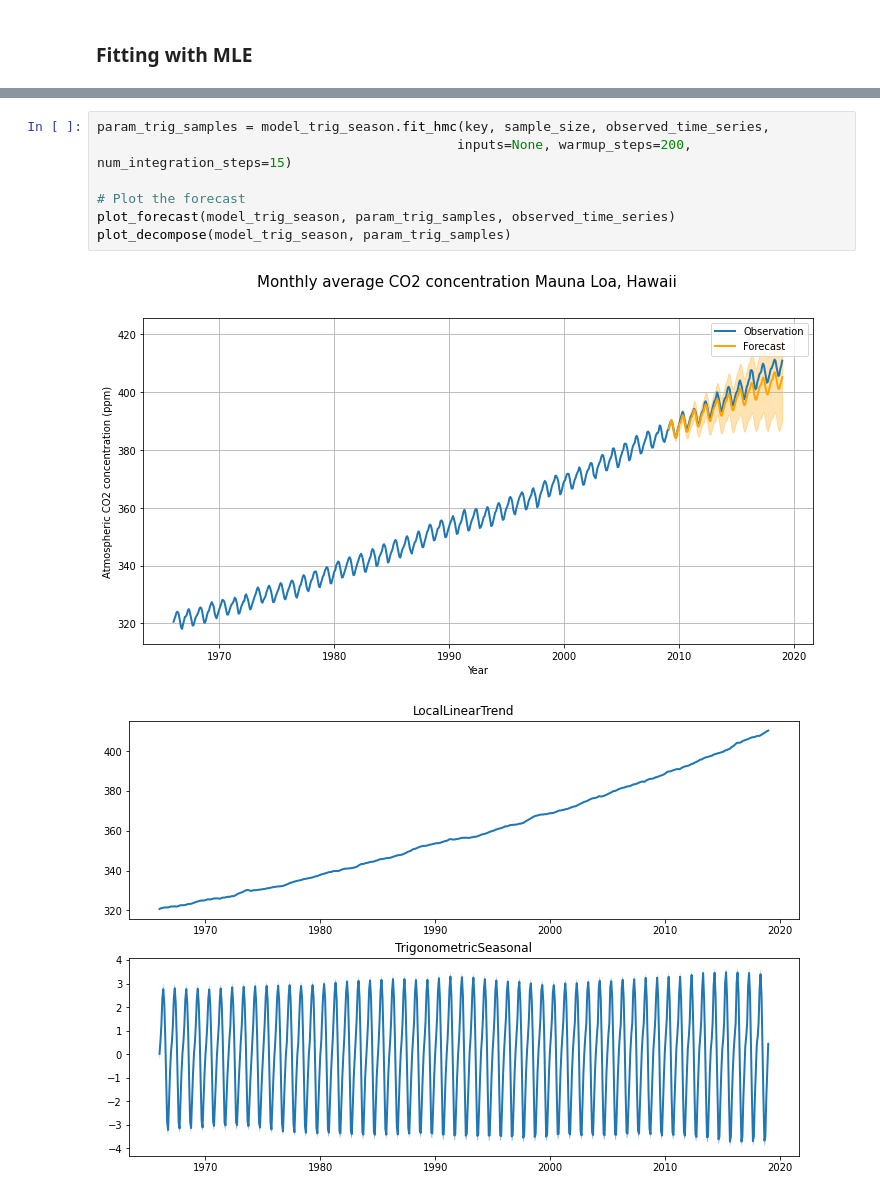
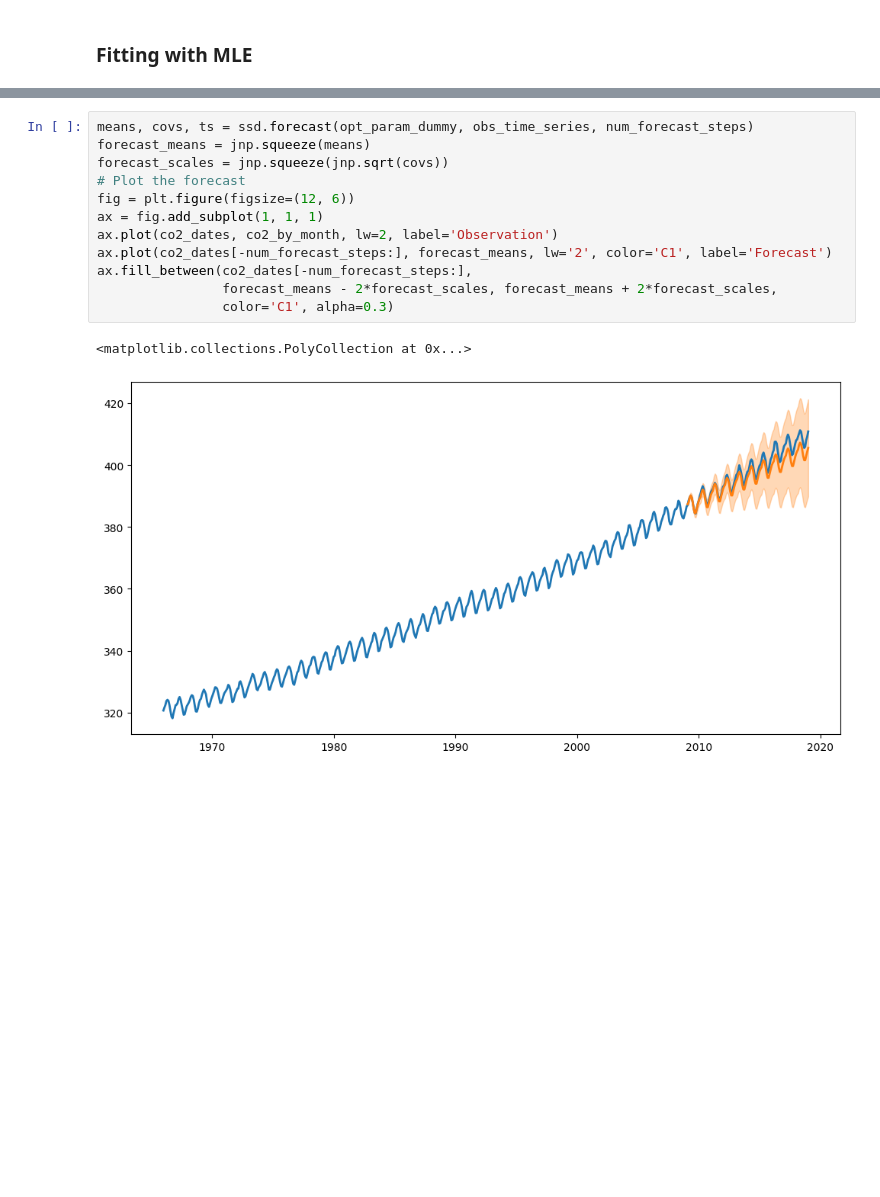
Before and after one commit to xinglong-li/dynamax, a Jupyter notebook: dynamax/structural_time_series/models/sts_co2_demo.ipynb, the cells around one changed output, grey strips where cells are left out. Drawn from its saved outputs; the diff is of its cells as text; blank space fills up the shorter version.

```diff
--- a/dynamax/structural_time_series/models/sts_co2_demo.ipynb
+++ b/dynamax/structural_time_series/models/sts_co2_demo.ipynb
@@ -190,10 +126,15 @@ plot_decompose(model_dummy_season, param_dummy_samples)
-# %%
-param_trig_samples = model_trig_season.fit_hmc(key, sample_size, observed_time_series,
-                                              inputs=None, warmup_steps=200, num_integration_steps=15)
-
-# Plot the forecast
-plot_forecast(model_trig_season, param_trig_samples, observed_time_series)
-plot_decompose(model_trig_season, param_trig_samples)
-# %% [output]
-[figure, removed]
-[figure, removed]
+# %%
+means, covs, ts = ssd.forecast(opt_param_dummy, obs_time_series, num_forecast_steps)
+forecast_means = jnp.squeeze(means)
+forecast_scales = jnp.squeeze(jnp.sqrt(covs))
+# Plot the forecast
+fig = plt.figure(figsize=(12, 6))
+ax = fig.add_subplot(1, 1, 1)
+ax.plot(co2_dates, co2_by_month, lw=2, label='Observation')
+ax.plot(co2_dates[-num_forecast_steps:], forecast_means, lw='2', color='C1', label='Forecast')
+ax.fill_between(co2_dates[-num_forecast_steps:],
+                forecast_means - 2*forecast_scales, forecast_means + 2*forecast_scales,
+                color='C1', alpha=0.3)
+# %% [output]
+<matplotlib.collections.PolyCollection at 0x...>
+[figure, added]
```
Also changed, not shown: parts of 22 cells of this notebook, 3 other files.
